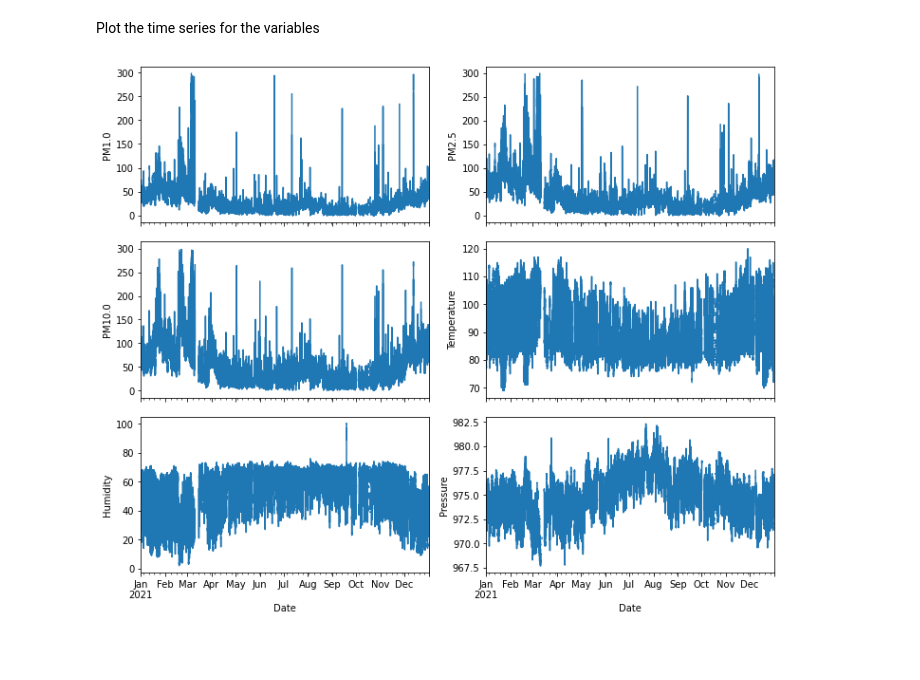
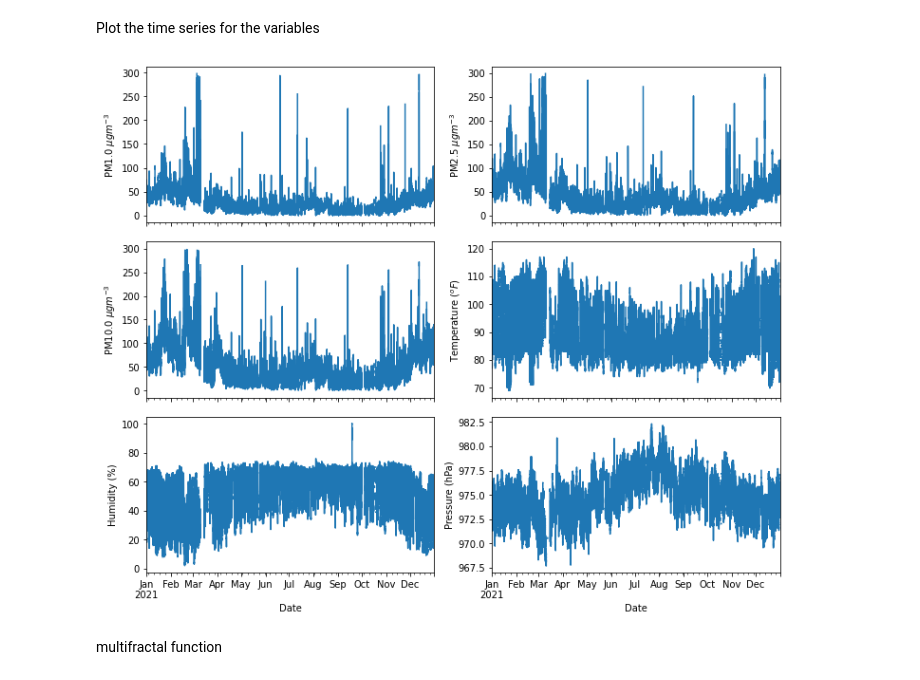
Before and after one commit to ogunjosam/osogbo_purpleair_analysis, a Jupyter notebook: osogbo_purpleair_chaos.ipynb, the cells around one changed output. Cells and saved outputs as stored; diff of their text form; code cells hidden in the pictures; blank space fills up the shorter version.

```diff
--- a/osogbo_purpleair_chaos.ipynb
+++ b/osogbo_purpleair_chaos.ipynb
@@ -22,16 +38,21 @@ Plot the time series for the variables
 # %%
 fig,ax = plt.subplots(3,2,figsize=(10,8),sharex=True,sharey=False)
 fig.subplots_adjust(hspace=0.0,wspace=0.0)
 plt.tight_layout(h_pad=1,w_pad=3)
 axf = ax.flatten()
 
 url = 'https://github.com/ogunjosam/osogbo_purpleair_chaos/raw/main/osogbo_chaos_final.xlsx'
 xx = pd.read_excel(url,index_col='Date')
 
+lbl = ['PM1.0 $\mu g m^{-3}$','PM2.5 $\mu g m^{-3}$','PM10.0 $\mu g m^{-3}$','Temperature ($^o F$)', 'Humidity (%)', 'Pressure (hPa)' ]
 for i,ii in enumerate(list(xx)):
   if ii.startswith('PM'):
     xx[xx[ii]>300] = np.nan
   xx[ii].plot(ax=axf[i])
-  axf[i].set_ylabel(ii)
+  axf[i].set_ylabel(lbl[i])
+
+plt.savefig('fig1.png', dpi = 300,bbox_inches="tight")
 # %% [output]
-[figure, old version]
+[figure, new version]
+# %% [markdown]
+multifractal function
```
Also changed, not shown: parts of 13 cells of this notebook.
